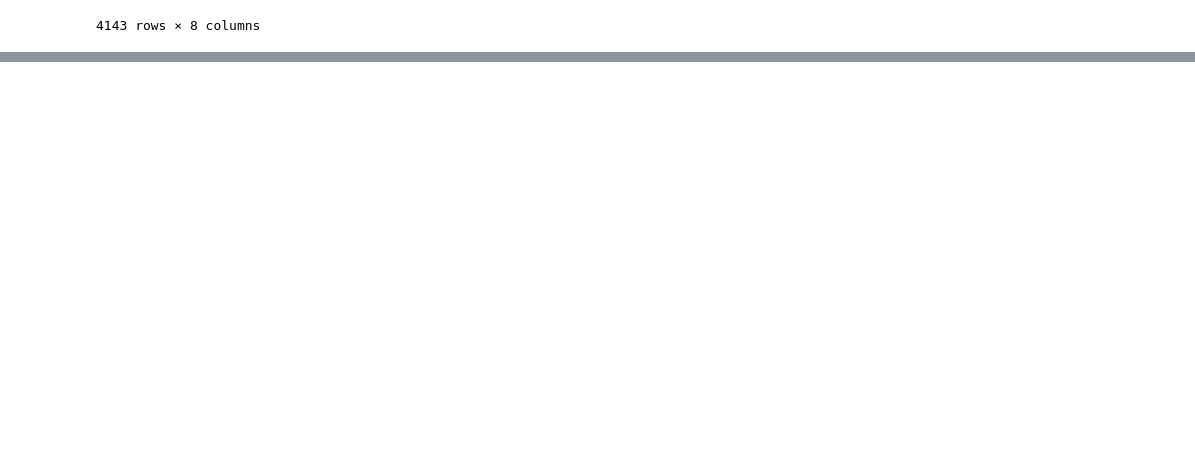
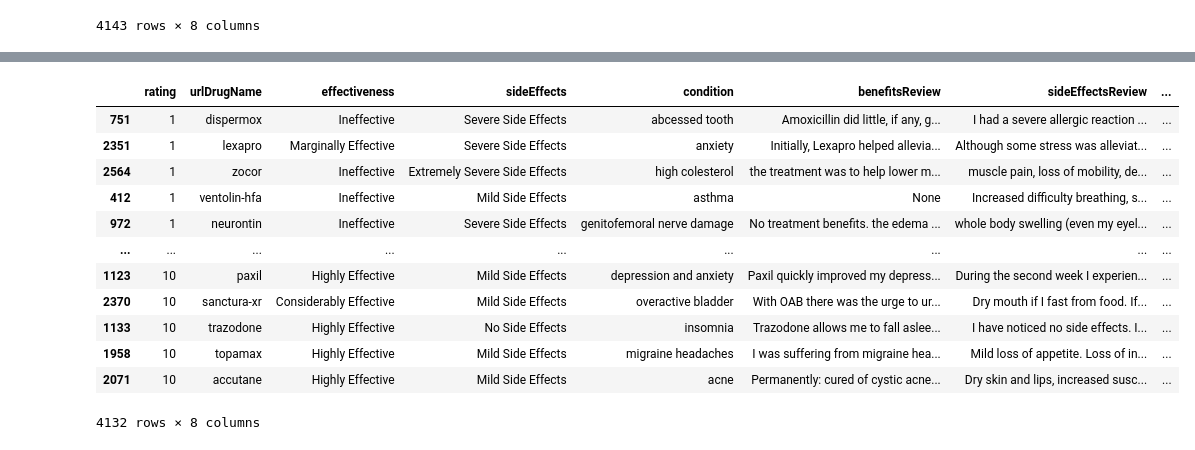
Before and after one commit to khushbooekhande/DrugRecommendationSystem, a Jupyter notebook: DrugLib_dataAnalysis.ipynb, the cells around one changed output, grey strips where cells are left out. Drawn from its saved outputs; the diff is of its cells as text; code cells hidden in the pictures; blank space fills up the shorter version.

```diff
--- a/DrugLib_dataAnalysis.ipynb
+++ b/DrugLib_dataAnalysis.ipynb
@@ -118,0 +272,17 @@ data
+# %%
+#Sorting the data in ascending order based on rating column.
+data.sort_values(by=['rating'])
+# %% [output]
+|  | rating | urlDrugName | effectiveness | sideEffects | condition | benefitsReview | sideEffectsReview | ... |
+| 751 | 1 | dispermox | Ineffective | Severe Side Effects | abcessed tooth | Amoxicillin did little, if any, g... | I had a severe allergic reaction ... | ... |
+| 2351 | 1 | lexapro | Marginally Effective | Severe Side Effects | anxiety | Initially, Lexapro helped allevia... | Although some stress was alleviat... | ... |
+| 2564 | 1 | zocor | Ineffective | Extremely Severe Side Effects | high colesterol | the treatment was to help lower m... | muscle pain, loss of mobility, de... | ... |
+| 412 | 1 | ventolin-hfa | Ineffective | Mild Side Effects | asthma | None | Increased difficulty breathing, s... | ... |
+| 972 | 1 | neurontin | Ineffective | Severe Side Effects | genitofemoral nerve damage | No treatment benefits. the edema ... | whole body swelling (even my eyel... | ... |
+| ... | ... | ... | ... | ... | ... | ... | ... | ... |
+| 1123 | 10 | paxil | Highly Effective | Mild Side Effects | depression and anxiety | Paxil quickly improved my depress... | During the second week I experien... | ... |
+| 2370 | 10 | sanctura-xr | Considerably Effective | Mild Side Effects | overactive bladder | With OAB there was the urge to ur... | Dry mouth if I fast from food. If... | ... |
+| 1133 | 10 | trazodone | Highly Effective | No Side Effects | insomnia | Trazodone allows me to fall aslee... | I have noticed no side effects. I... | ... |
+| 1958 | 10 | topamax | Highly Effective | Mild Side Effects | migraine headaches | I was suffering from migraine hea... | Mild loss of appetite. Loss of in... | ... |
+| 2071 | 10 | accutane | Highly Effective | Mild Side Effects | acne | Permanently: cured of cystic acne... | Dry skin and lips, increased susc... | ... |
+4132 rows × 8 columns
```
Also changed, not shown: parts of 17 cells of this notebook.
